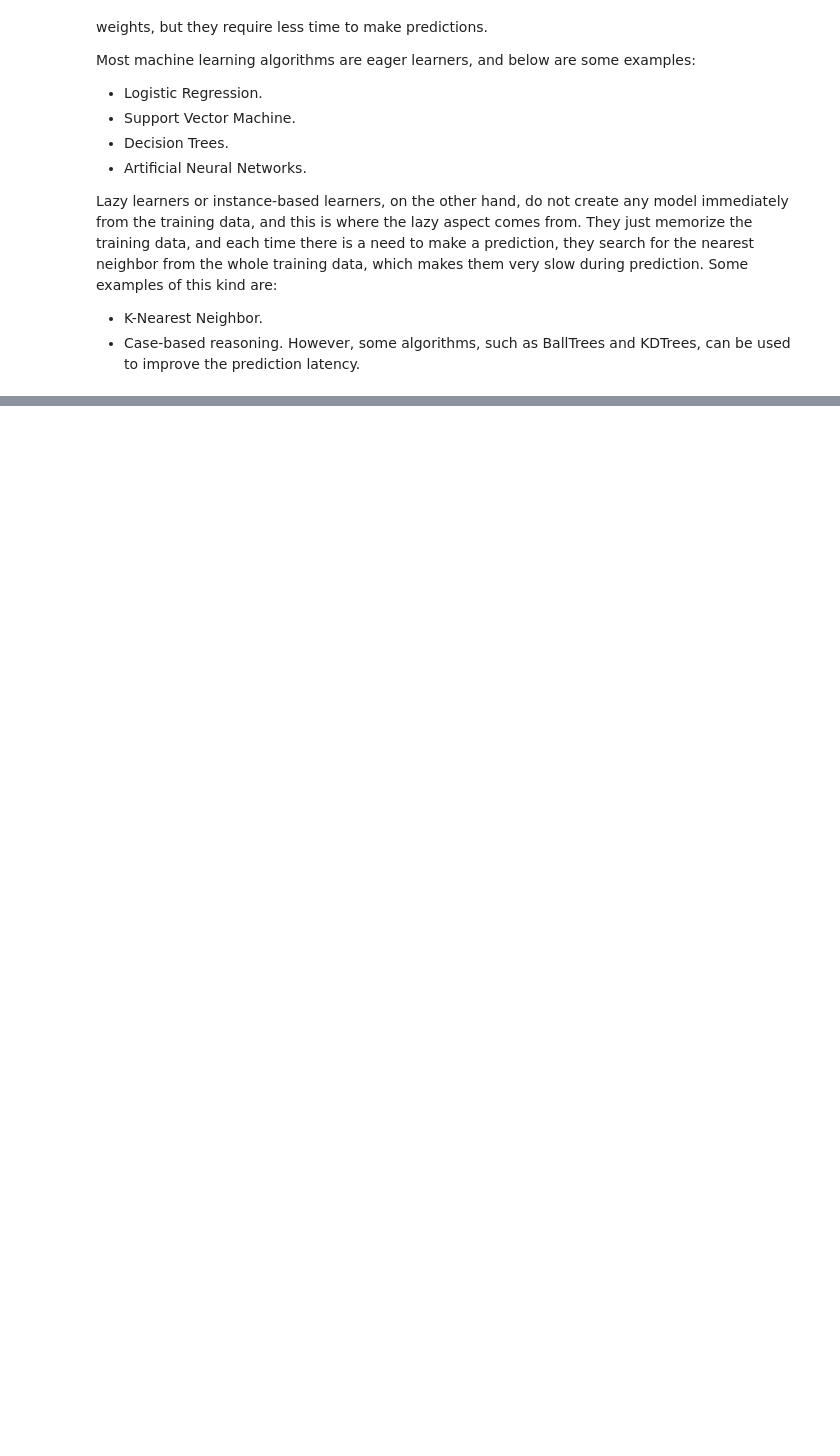
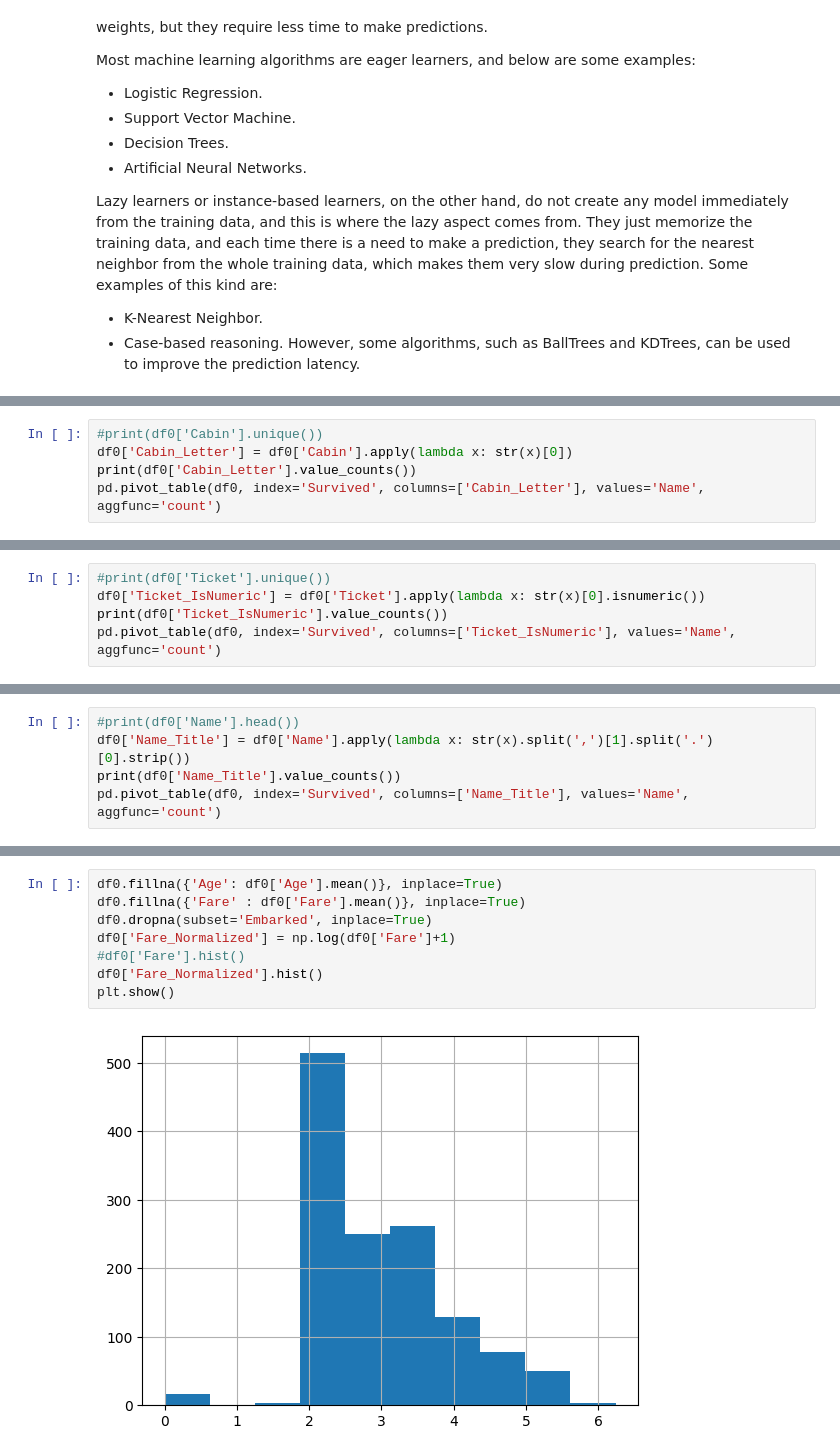
Before and after one commit to emallard/kaggle-titanic, a Jupyter notebook: titanic.ipynb, the cells around one changed output, grey strips where cells are left out. Drawn from its saved outputs; the diff is of its cells as text; blank space fills up the shorter version.

```diff
--- a/titanic.ipynb
+++ b/titanic.ipynb
@@ -122,0 +107,5 @@ dtype: int64
+# %%
+#print(df0['Cabin'].unique())
+df0['Cabin_Letter'] = df0['Cabin'].apply(lambda x: str(x)[0])
+print(df0['Cabin_Letter'].value_counts())
+pd.pivot_table(df0, index='Survived', columns=['Cabin_Letter'], values='Name', aggfunc='count')
@@ -122,0 +130,5 @@ dtype: int64
+# %%
+#print(df0['Ticket'].unique())
+df0['Ticket_IsNumeric'] = df0['Ticket'].apply(lambda x: str(x)[0].isnumeric())
+print(df0['Ticket_IsNumeric'].value_counts())
+pd.pivot_table(df0, index='Survived', columns=['Ticket_IsNumeric'], values='Name', aggfunc='count')
@@ -122,0 +146,5 @@ dtype: int64
+# %%
+#print(df0['Name'].head())
+df0['Name_Title'] = df0['Name'].apply(lambda x: str(x).split(',')[1].split('.')[0].strip())
+print(df0['Name_Title'].value_counts())
+pd.pivot_table(df0, index='Survived', columns=['Name_Title'], values='Name', aggfunc='count')
@@ -122,0 +176,10 @@ dtype: int64
+# %%
+df0.fillna({'Age': df0['Age'].mean()}, inplace=True)
+df0.fillna({'Fare' : df0['Fare'].mean()}, inplace=True)
+df0.dropna(subset='Embarked', inplace=True)
+df0['Fare_Normalized'] = np.log(df0['Fare']+1)
+#df0['Fare'].hist()
+df0['Fare_Normalized'].hist()
+plt.show()
+# %% [output]
+[figure, added]
```
Also changed, not shown: parts of 32 cells of this notebook, 1 other file.
